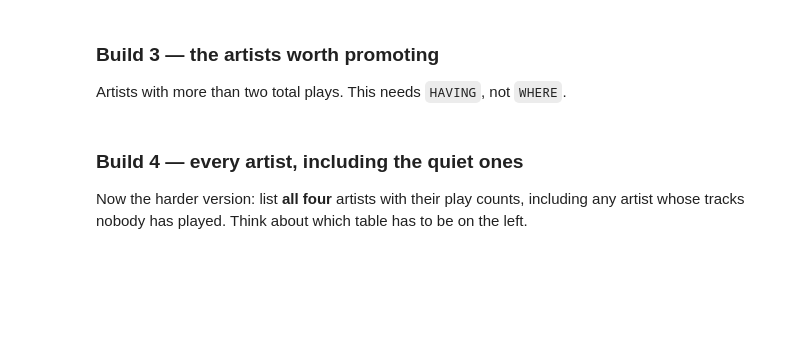
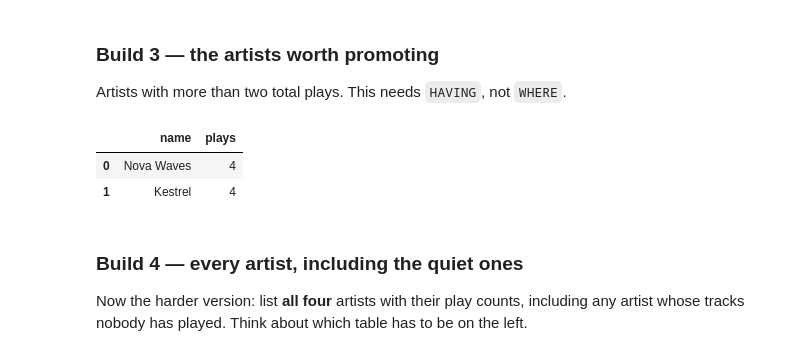
Before and after one commit to oliviadellaglio/ds2002-fa26, a Jupyter notebook: 2026_09_09_—_SQLite_Joins_and_Grouping_—_Studio.ipynb, the cells around one changed output. Cells and saved outputs as stored; diff of their text form; code cells hidden in the pictures; blank space fills up the shorter version.

```diff
--- a/2026_09_09_—_SQLite_Joins_and_Grouping_—_Studio.ipynb
+++ b/2026_09_09_—_SQLite_Joins_and_Grouping_—_Studio.ipynb
@@ -249,3 +302,14 @@ q('''
+# %%
+q('''SELECT a.name, COUNT(*) AS plays FROM plays p JOIN tracks t ON p.track_id = t.track_id
+JOIN artists a on t.artist_id = a.artist_id
+GROUP BY a.name
+HAVING COUNT(*) > 2
+ORDER BY plays DESC
+''')
+# %% [output]
+|  | name | plays |
+| 0 | Nova Waves | 4 |
+| 1 | Kestrel | 4 |
 # %% [markdown]
 ### Build 4 — every artist, including the quiet ones
 
```
Also changed, not shown: parts of 15 cells of this notebook.
